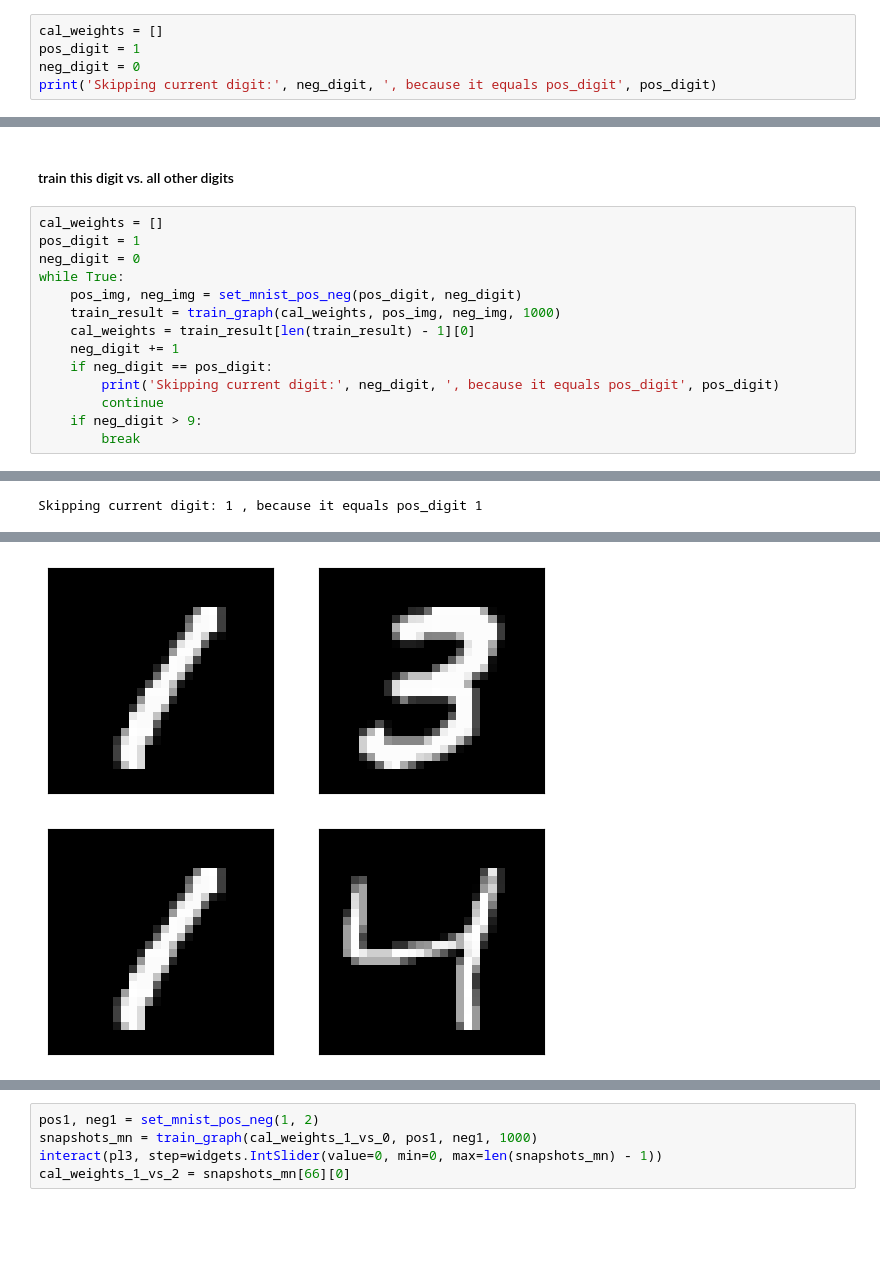
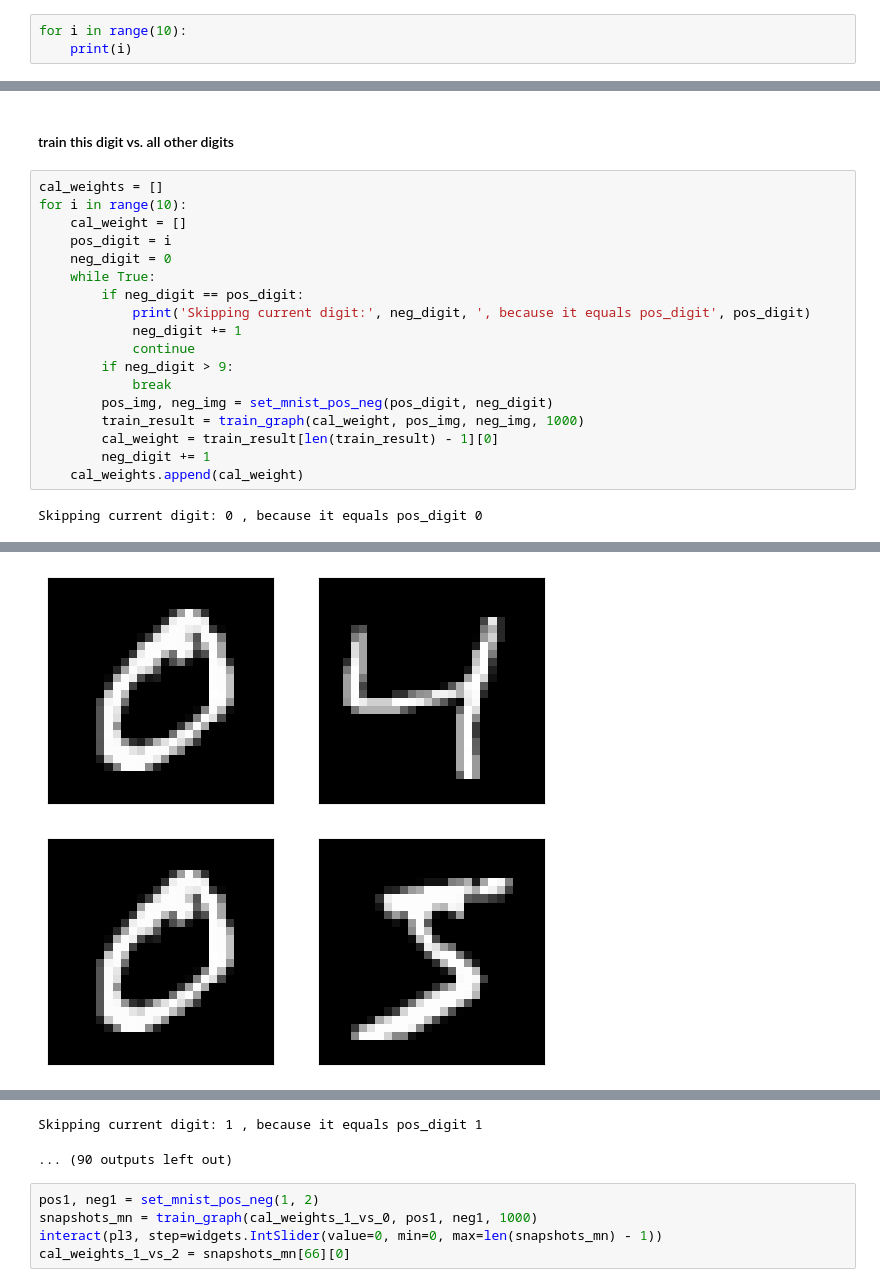
Before and after one commit to Lvguangyuan/ai-learning, a Jupyter notebook: Artificial Intelligence for Beginners/03 Neural Networks/lab/Multi-Class Classification with Perceptron.ipynb, the cells around one changed output, grey strips where cells are left out. Saved outputs shown, nothing was run; the diff lists cells and outputs as text; blank space fills up the shorter version.

```diff
--- a/Artificial Intelligence for Beginners/03 Neural Networks/lab/Multi-Class Classification with Perceptron.ipynb
+++ b/Artificial Intelligence for Beginners/03 Neural Networks/lab/Multi-Class Classification with Perceptron.ipynb
@@ -158,8 +158,6 @@ print(cal_weights_1_vs_0)
 # %% [markdown]
 #### train classifier for 1 vs 2
 # %%
-cal_weights = []
-pos_digit = 1
-neg_digit = 0
-print('Skipping current digit:', neg_digit, ', because it equals pos_digit', pos_digit)
+for i in range(10):
+    print(i)
 # %% [output]
@@ -168,16 +175,21 @@ Skipping current digit: 0 , because it equals pos_digit 1
 #### train this digit vs. all other digits
 # %%
 cal_weights = []
-pos_digit = 1
-neg_digit = 0
-while True:
-    pos_img, neg_img = set_mnist_pos_neg(pos_digit, neg_digit)
-    train_result = train_graph(cal_weights, pos_img, neg_img, 1000)
-    cal_weights = train_result[len(train_result) - 1][0]
-    neg_digit += 1
-    if neg_digit == pos_digit:
-        print('Skipping current digit:', neg_digit, ', because it equals pos_digit', pos_digit)
-        continue
-    if neg_digit > 9:
-        break
+for i in range(10):
+    cal_weight = []
+    pos_digit = i
+    neg_digit = 0
+    while True:
+        if neg_digit == pos_digit:
+            print('Skipping current digit:', neg_digit, ', because it equals pos_digit', pos_digit)
+            neg_digit += 1
+            continue
+        if neg_digit > 9:
+            break
+        pos_img, neg_img = set_mnist_pos_neg(pos_digit, neg_digit)
+        train_result = train_graph(cal_weight, pos_img, neg_img, 1000)
+        cal_weight = train_result[len(train_result) - 1][0]
+        neg_digit += 1
+    cal_weights.append(cal_weight)
 # %% [output]
+Skipping current digit: 0 , because it equals pos_digit 0
@@ -185 +196,0 @@ while True:
-Skipping current digit: 1 , because it equals pos_digit 1
@@ -188,2 +199,2 @@ Skipping current digit: 1 , because it equals pos_digit 1
-[figure, old version]
+[figure, new version]
-[figure, old version]
+[figure, new version]
@@ -195,3 +206,5 @@ Skipping current digit: 1 , because it equals pos_digit 1
+Skipping current digit: 1 , because it equals pos_digit 1
+... (90 outputs left out)
 # %%
 pos1, neg1 = set_mnist_pos_neg(1, 2)
 snapshots_mn = train_graph(cal_weights_1_vs_0, pos1, neg1, 1000)
```
Also changed, not shown: parts of 4 cells of this notebook.
